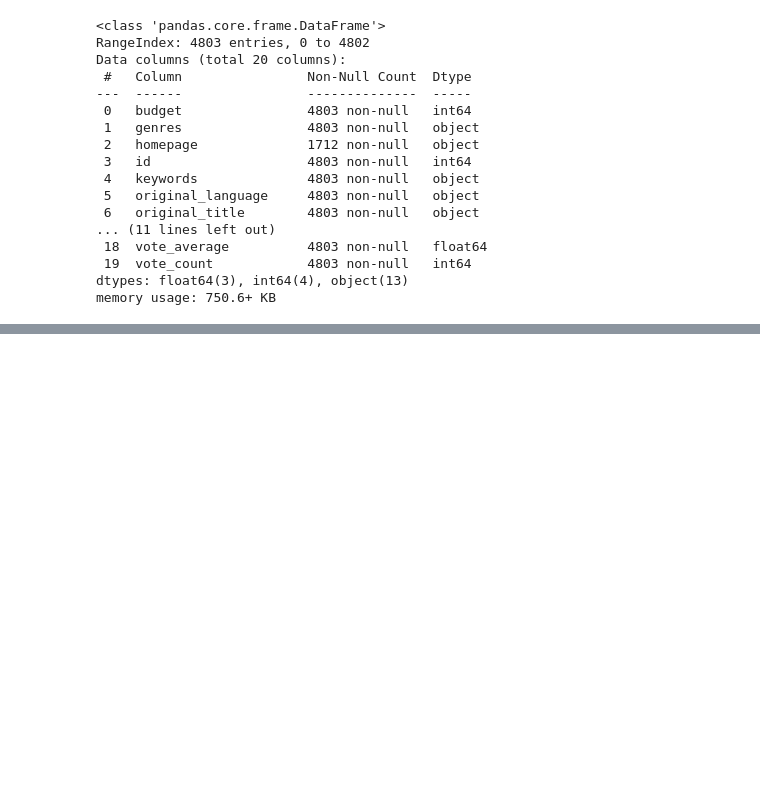
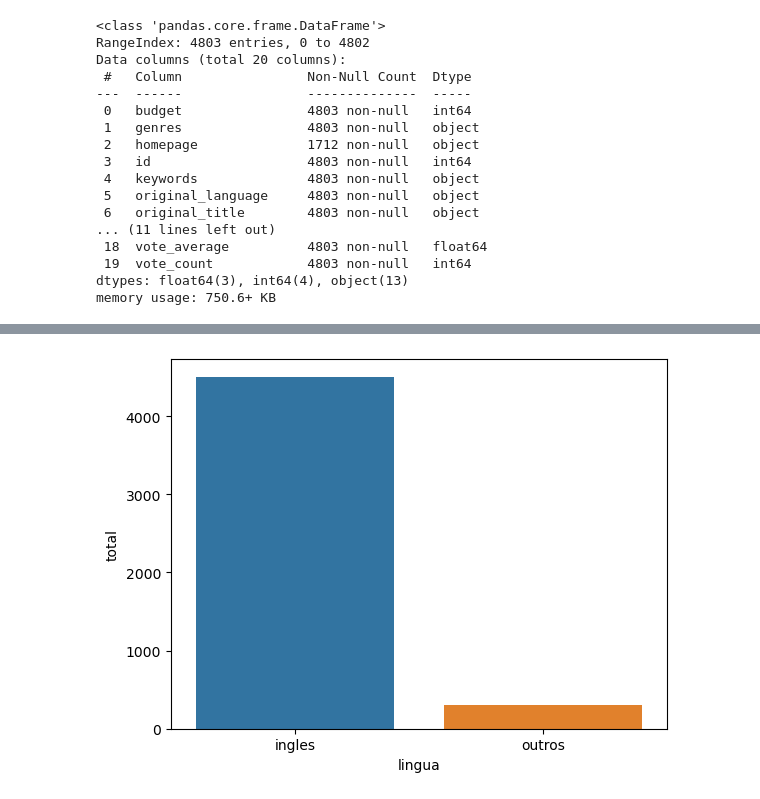
Before and after one commit to Bellmonte/alura_cursos, a Jupyter notebook: Análise Exploratória/base_TMDB.ipynb, the cells around one changed output, grey strips where cells are left out. Cells and saved outputs as stored; diff of their text form; code cells hidden in the pictures; blank space fills up the shorter version.

```diff
--- a/Análise Exploratória/base_TMDB.ipynb
+++ b/Análise Exploratória/base_TMDB.ipynb
@@ -64,0 +153,5 @@ sns.displot(com_faturamento["revenue"])
+# %%
+sns.barplot(data=dados, x="lingua", y="total")
+plt.show()
+# %% [output]
+[figure, added]
```
Also changed, not shown: parts of 13 cells of this notebook.
